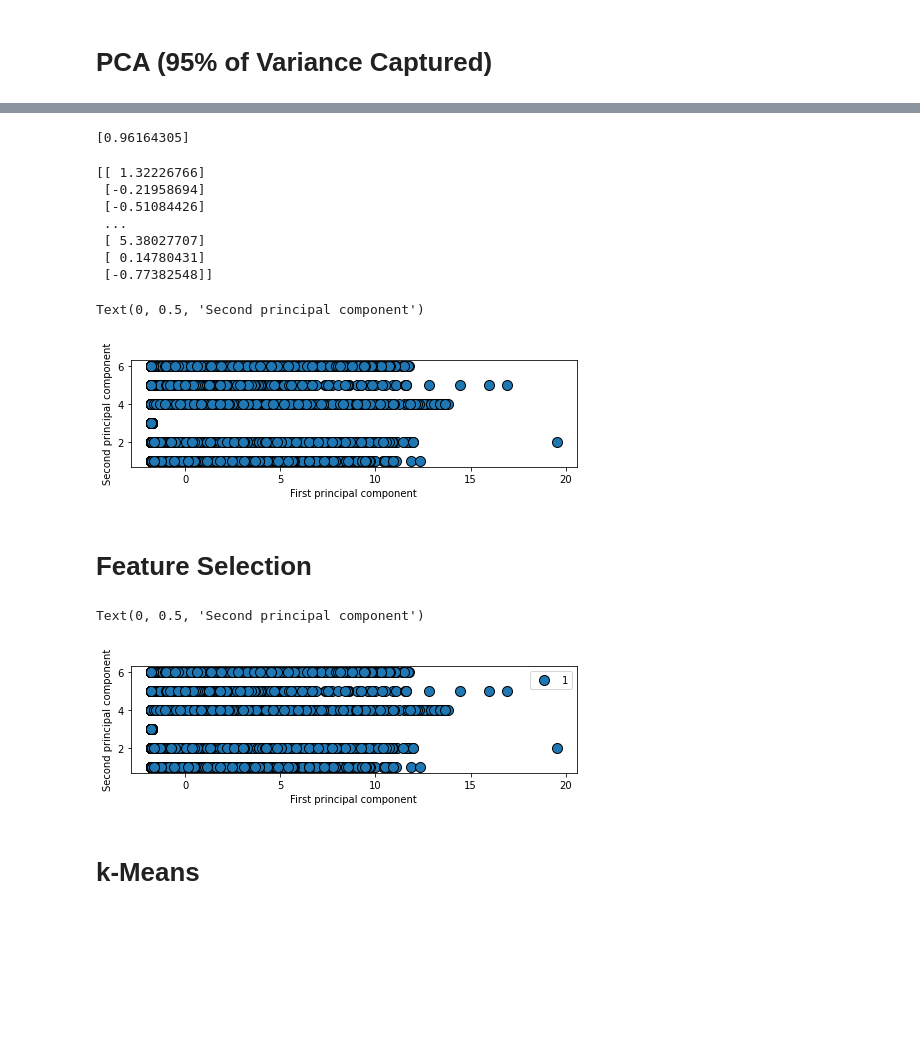
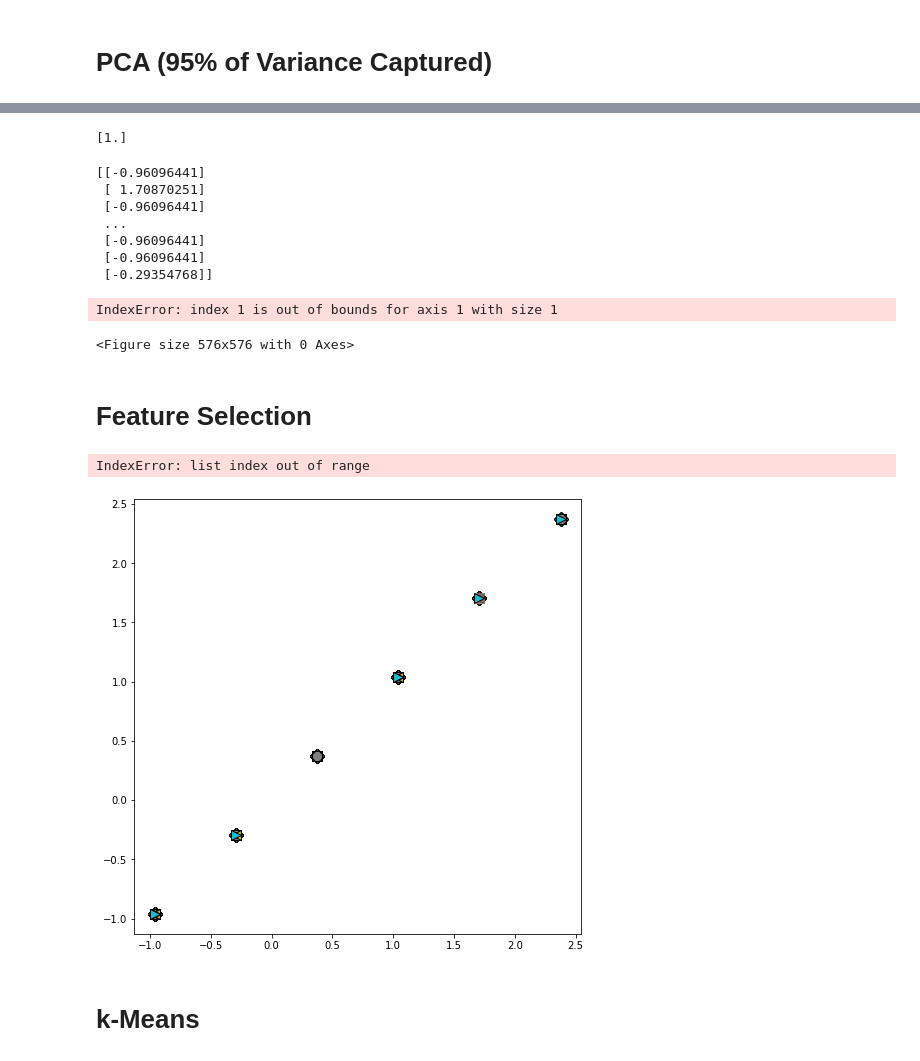
Before and after one commit to shewilliams/data71200su21, a Jupyter notebook: Project 1/Project 3 Notebook - Electric Consumption in NYCHA.ipynb, the cells around one changed output, grey strips where cells are left out. Drawn from its saved outputs; the diff is of its cells as text; code cells hidden in the pictures; blank space fills up the shorter version.

```diff
--- a/Project 1/Project 3 Notebook - Electric Consumption in NYCHA.ipynb
+++ b/Project 1/Project 3 Notebook - Electric Consumption in NYCHA.ipynb
@@ -237,0 +220,4 @@ print(X)
+# %%
+X = ec_final["boro"]
+X = X.values.reshape(-1,1)
+print(X)
@@ -238,4 +232,5 @@ print(X)
 # %%
-y = ec_final["boro"]
+y = ec_final[['consumption_kwh']]
+y = y.values.reshape(-1,1)
 print(y)
 # %% [output]
@@ -317,3 +295,11 @@ from sklearn.decomposition import PCA
 pca = PCA()
 X_train = pca.fit_transform(X_train)
 X_test = pca.transform(X_test)
+# %%
+# keep the first two principal components of the data
+pca = PCA(n_components=0.95)
+# fit PCA model to data
+pca.fit(X_train)
+
+print('-'*20 + 'Explained variance ratio' + '-'*20)
+print(pca.explained_variance_ratio_.sum())
@@ -330,43 +319,43 @@ X_test = pca.transform(X_test)
 explained_variance = pca.explained_variance_ratio_
 print(explained_variance)
 # %% [output]
-[0.96164305]
+[1.]
 # %%
 X_pca2 = pca.transform(X_train)
 print(X_pca2)
 # %% [output]
-[[ 1.32226766]
- [-0.21958694]
- [-0.51084426]
+[[-0.96096441]
+ [ 1.70870251]
+ [-0.96096441]
  ...
- [ 5.38027707]
- [ 0.14780431]
- [-0.77382548]]
+ [-0.96096441]
+ [-0.96096441]
+ [-0.29354768]]
 # %%
 plt.figure(figsize=(8, 8))
-mglearn.discrete_scatter(X_pca2, y_train)
+mglearn.discrete_scatter(X_pca2[:,0], X_pca2[:,1], y_train)
 #plt.legend(y_train, loc="best")
 plt.gca().set_aspect("equal")
 plt.xlabel("First principal component")
 plt.ylabel("Second principal component")
 # %% [output]
-Text(0, 0.5, 'Second principal component')
+IndexError: index 1 is out of bounds for axis 1 with size 1
-[figure, removed]
+<Figure size 576x576 with 0 Axes>
 # %% [markdown]
 # Feature Selection
 # %%
 X_pca1 = pca.transform(X_train)
 
 # plot first vs. second principal component, colored by class
 plt.figure(figsize=(8, 8))
-mglearn.discrete_scatter(X_pca1[:, 0], y_train)
+mglearn.discrete_scatter(X_pca1, X_pca1, y_train)
 plt.legend(y_train, loc="best")
 plt.gca().set_aspect("equal")
 plt.xlabel("First principal component")
 plt.ylabel("Second principal component")
 # %% [output]
-Text(0, 0.5, 'Second principal component')
+IndexError: list index out of range
-[figure, old version]
+[figure, new version]
 # %% [markdown]
 # k-Means
 # %%
```
Also changed, not shown: parts of 25 cells of this notebook, 21 other files.
